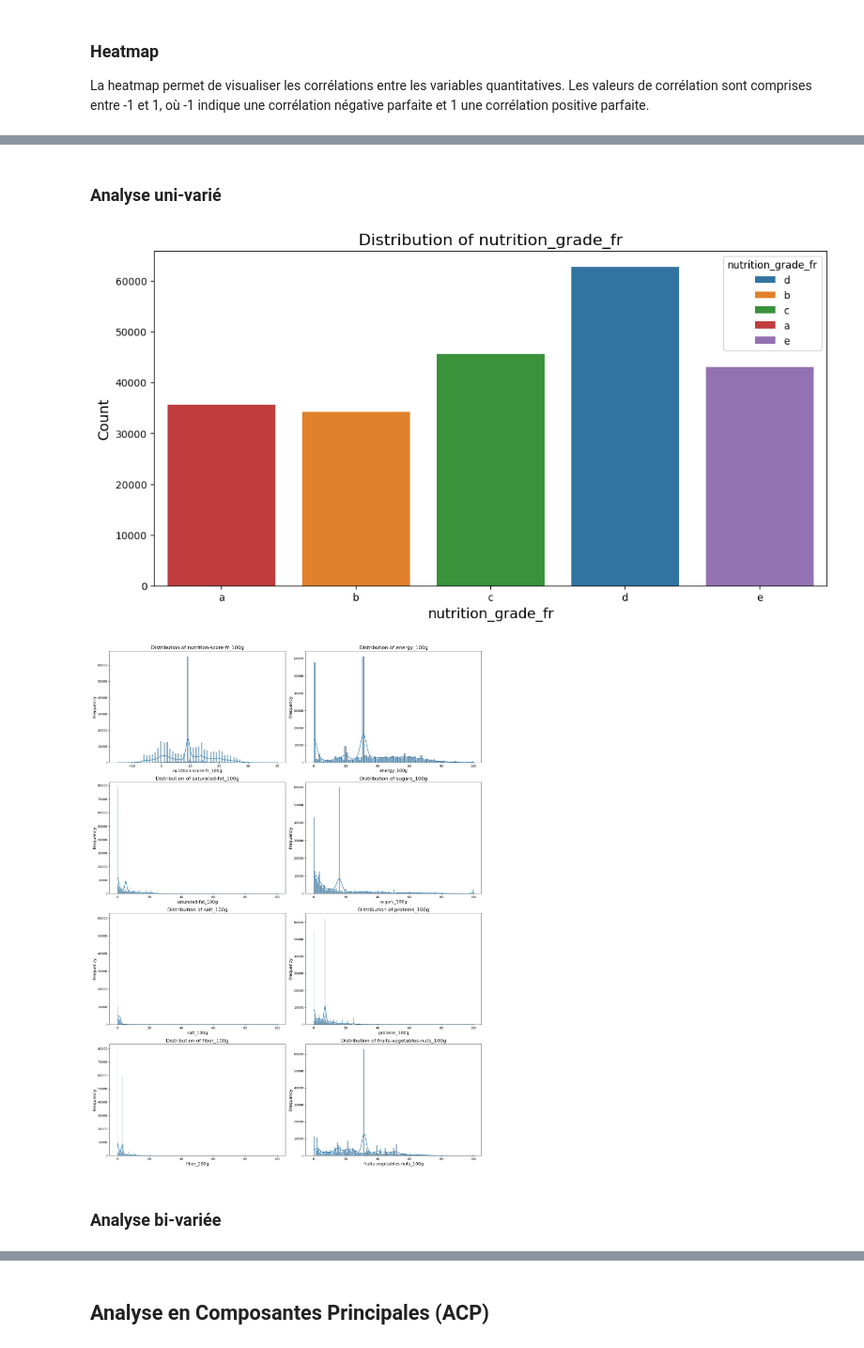
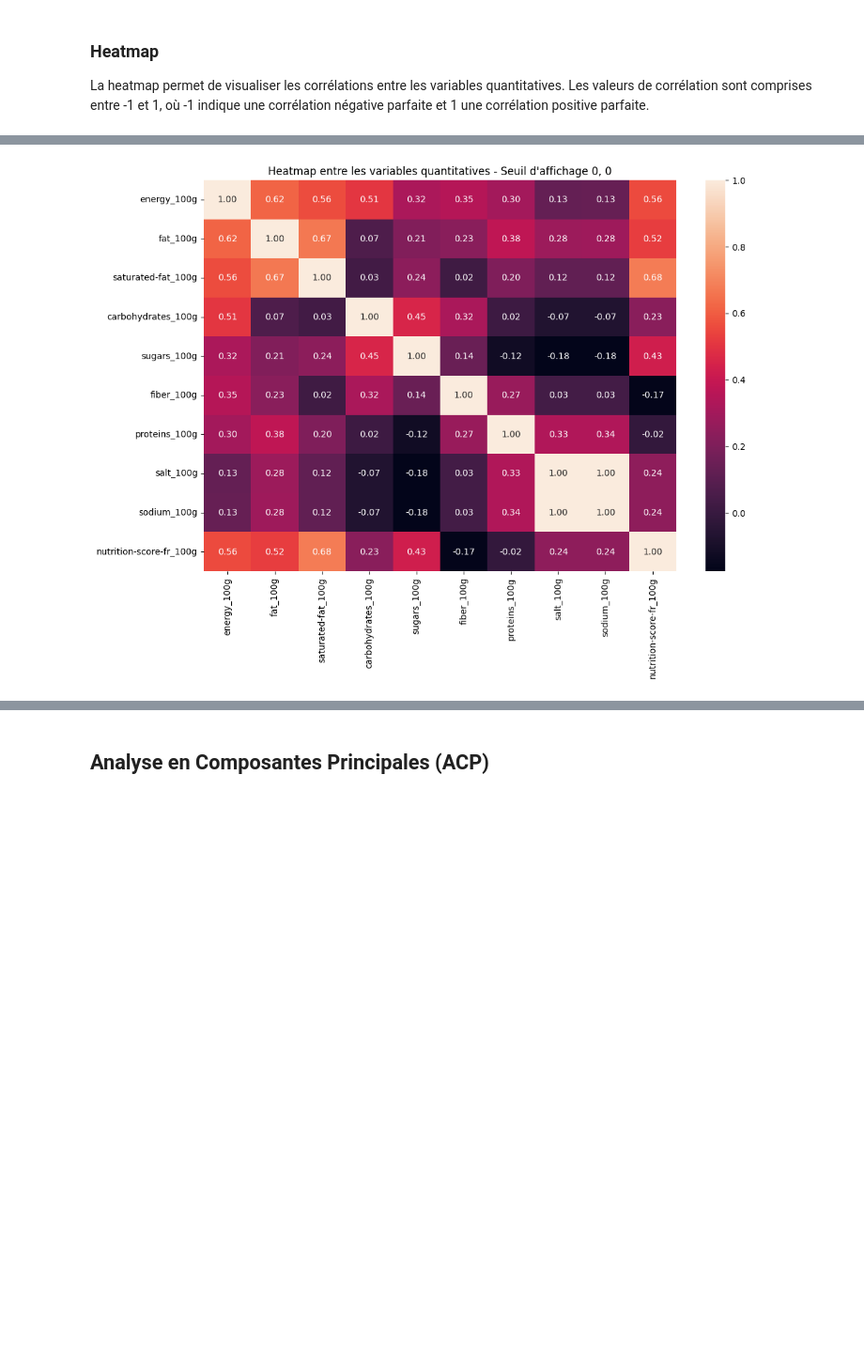
Before and after one commit to Belin27000/P3_publicHealth, a Jupyter notebook: P3_publicHealth_rev1.ipynb, the cells around one changed output, grey strips where cells are left out. Shown at 94% size. Saved outputs shown, nothing was run; the diff lists cells and outputs as text; code cells hidden in the pictures; blank space fills up the shorter version.

```diff
--- a/P3_publicHealth_rev1.ipynb
+++ b/P3_publicHealth_rev1.ipynb
@@ -333,0 +424,12 @@ Name: count, dtype: int64
+# %%
+# Appel à la fonction filter_columns
+data_filtered = filter_columns(original_data)
+quantitative_features,_=split_features(data_filtered)
+data_filtered= impossible_value(data_filtered,quantitative_features) # On remplace les valeurs impossible par NaN du dataset complet pour faire les imputation ensuite
+data_filtered=remove_outliers(data_filtered,quantitative_features)
+# Ajouter la colonne 'target' si elle n'est pas déjà dans le DataFrame
+if target not in data_filtered.columns:
+    data_filtered[target] = data[target]
+
+# Afficher les colonnes
+print(data_filtered.columns)
@@ -334,5 +447,5 @@ Name: count, dtype: int64
 # %%
-df=knn_impute(data,best_n) #imputation sur l'ensemble du dataset
+df=knn_impute(data_filtered,best_n) #imputation sur l'ensemble du dataset
 # %% [output]
 Demarrage imputation sur dataset initial
 ✅ imputation sur dataset initial fait
@@ -442,12 +555,12 @@ def plot_boxplot_numeric_categorical(data, quantitative_features, target):
 ### Heatmap
 La heatmap permet de visualiser les corrélations entre les variables quantitatives. Les valeurs de corrélation sont comprises entre -1 et 1, où -1 indique une corrélation négative parfaite et 1 une corrélation positive parfaite.
 # %%
-def plot_correlation_heatmap(data, quantitative_features, threshold = 0.5):
+def plot_correlation_heatmap(data, quantitative_features, threshold = 0):
     correlation_matrix = data[quantitative_features.columns].corr()
 
     mask = (correlation_matrix< -threshold)| (correlation_matrix > threshold)
-    matrix =np.triu(correlation_matrix)
+    # matrix =np.triu(correlation_matrix)
     plt.figure(figsize=(12,8))
-    sns.heatmap(correlation_matrix[mask], annot=True, cmap='coolwarm', fmt='.2f',mask=matrix)
+    sns.heatmap(correlation_matrix, annot=True, fmt='.2f')
     plt.title(f'Heatmap entre les variables quantitatives - Seuil d\'affichage {-threshold}, {threshold}')
     plt.show()
@@ -499,28 +602,25 @@ def target_vs_columnToKeep_distribution(data, graphType = 'bar'):
         plt.show()
 # %%
 def analyze_uni_multi(df):
-    columns_to_keep,_,_=select_columns()
-    data_to_display = df[columns_to_keep]
+    # columns_to_keep,_,_=select_columns()
+    data_to_display = df
 
     quantitative_features,qualitative_features=split_features(data_to_display)
-    display(HTML('<h3>Analyse uni-varié</h3>'))
-    target_distribution(data,target)
-    analyze_distribution(data_to_display,quantitative_features)
-    # metrics = calculate_metrics(df,quantitative_features)
+    # display(HTML('<h3>Analyse uni-varié</h3>'))
+    # target_distribution(data,target)
+    # analyze_distribution(data_to_display,quantitative_features)
+    # # metrics = calculate_metrics(df,quantitative_features)
 
-    # for col, info in metrics.items():
-    #     print(f"Pour la colonne '{col}': ")
-    #     print(f"- {info['Mesure choisie']}: {info['Valeur']}")
-    #     print(f"- Écart-type: {info['Écart-type']}")
+    # # for col, info in metrics.items():
+    # #     print(f"Pour la colonne '{col}': ")
+    # #     print(f"- {info['Mesure choisie']}: {info['Valeur']}")
+    # #     print(f"- Écart-type: {info['Écart-type']}")
 
-    display(HTML('<h3>Analyse bi-variée</h3>'))
-    plot_pairplot(df,quantitative_features)
+    # display(HTML('<h3>Analyse bi-variée</h3>'))
+    # plot_pairplot(df,quantitative_features)
     # # # plot_boxplot_numeric_categorical(df,quantitative_features, target)
     plot_correlation_heatmap(df,quantitative_features, threshold=0)
     # target_vs_columnToKeep_distribution(data=df, graphType='violon')
 analyze_uni_multi(df)
 # %% [output]
-Analyse uni-varié
-[figure, old version]
+[figure, new version]
-[figure, removed]
-Analyse bi-variée
```
Also changed, not shown: parts of 44 cells of this notebook.
